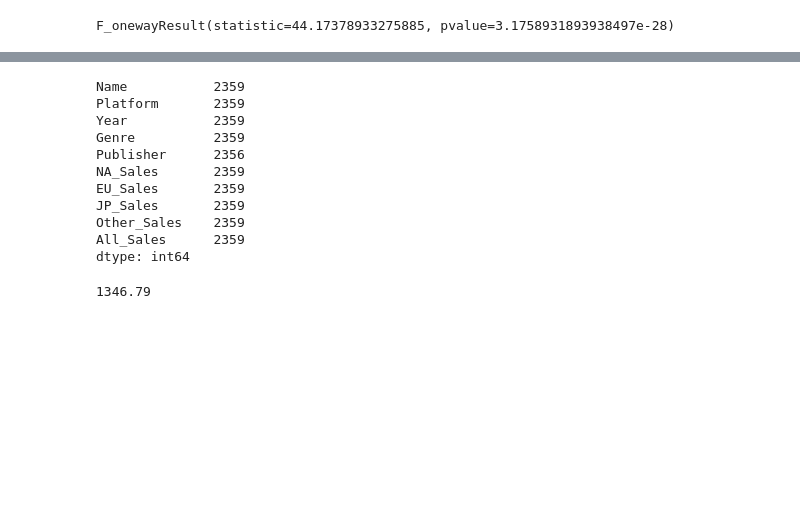
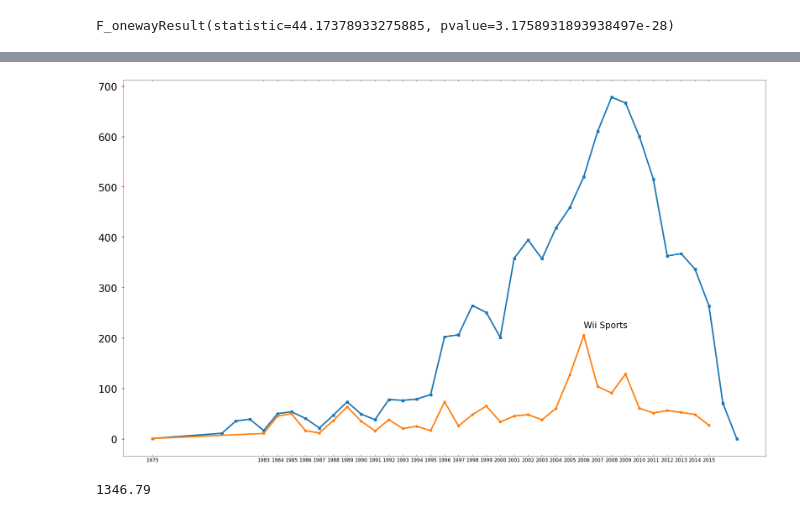
Before and after one commit to momotonton/DS_Project, a Jupyter notebook: Project_1.ipynb, the cells around one changed output, grey strips where cells are left out. Cells and saved outputs as stored; diff of their text form; code cells hidden in the pictures; blank space fills up the shorter version.

```diff
--- a/Project_1.ipynb
+++ b/Project_1.ipynb
@@ -669,7 +666,13 @@ list(aa2.index)
 # %%
+import matplotlib.pyplot as plt
+import matplotlib.dates as mdates
+
 plt.plot(aa1,marker='s',linewidth=5,markersize=9)
 plt.plot(aa2,marker='o',linewidth=5,markersize=9)
 plt.xticks(list(aa2.index))
-plt.tick_params(axis='x', direction='in', length=5, pad=6, labelsize=15, labelcolor='Black', top=True)
-plt.tick_params(axis='y', direction='inout', length=10, pad=15, labelsize=30, width=2, color='r')
+plt.tick_params(axis='x', direction='in', length=5, pad=6, labelsize=17, labelcolor='Black', top=True)
+plt.tick_params(axis='y', direction='inout', length=10, pad=15, labelsize=35, width=2, color='r')
+plt.text(2006,220,'Wii Sports',fontsize=30,)
 plt.show()
+# %% [output]
+[figure, added]
@@ -681,15 +679 @@ df_a[df_a['Year'] ==2006].sort_values(by='All_Sales')
-# %%
-df_sports.count()
-# %% [output]
-Name           2359
-Platform       2359
-Year           2359
-Genre          2359
-Publisher      2356
-NA_Sales       2359
-EU_Sales       2359
-JP_Sales       2359
-Other_Sales    2359
-All_Sales      2359
-dtype: int64
 # %%
```
Also changed, not shown: parts of 43 cells of this notebook.
